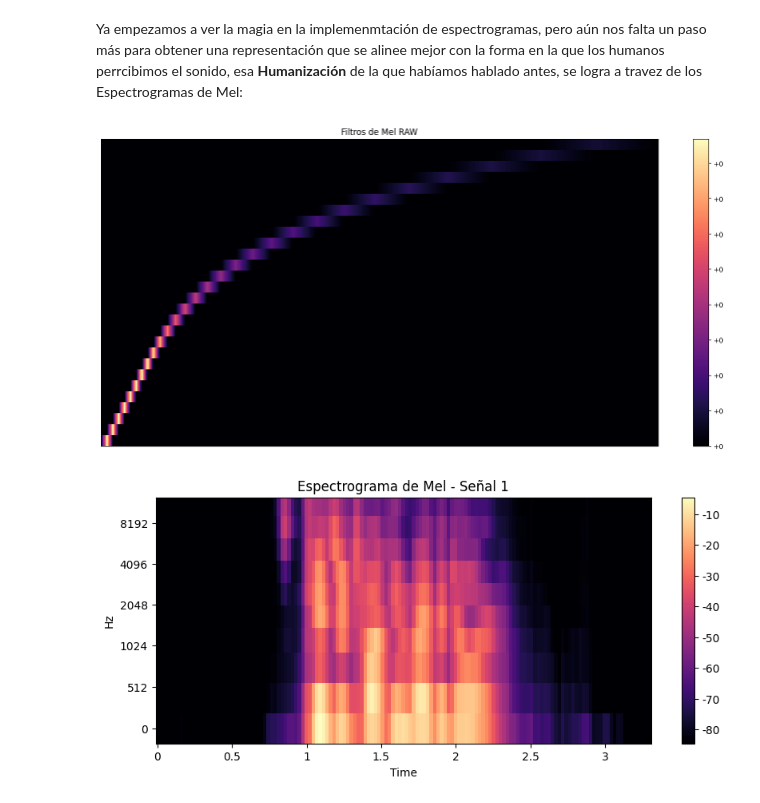
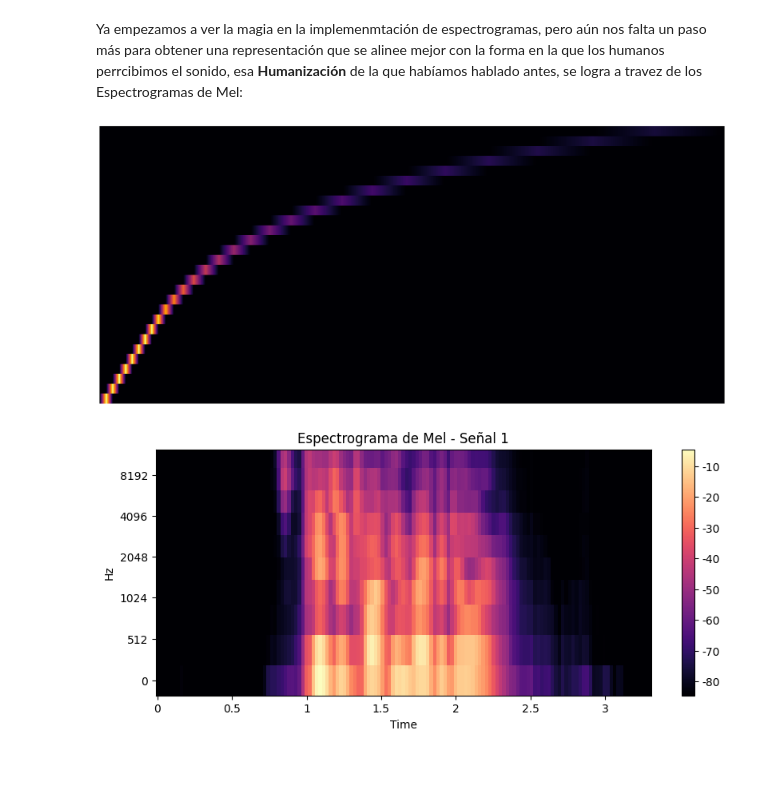
Before and after one commit to AcSsalazar/the-color-of-emotions, a Jupyter notebook: Notebooks/2-fourier-transform.ipynb, the cells around one changed output. Drawn from its saved outputs; the diff is of its cells as text; code cells hidden in the pictures; blank space fills up the shorter version.

```diff
--- a/Notebooks/2-fourier-transform.ipynb
+++ b/Notebooks/2-fourier-transform.ipynb
@@ -171,20 +171,21 @@ plot_spectrogram(Y_scale_2_log, sr, HOP_SIZE, y_axis="log")
 Ya empezamos a ver la magia en la implemenmtación de espectrogramas, pero aún nos falta un paso más para obtener una representación que se alinee mejor con la forma en la que los humanos perrcibimos el sonido, esa **Humanización** de la que habíamos hablado antes, se logra a travez de los Espectrogramas de Mel:
 # %%
 # Vamos a echar un vistazo a los filtros de Mel con 64 bandas en crudo, sin aplicar a ninguna señal, para entender cómo se ven y cómo se aplican a la STFT.
-
+fig = plt.figure(figsize=(18, 8))
 mel_filters_raw = librosa.filters.mel(sr=sr, n_fft=FRAME_SIZE, n_mels=28)
+ax = fig.add_axes([0, 0, 1, 1])  # [izquierda, abajo, ancho, alto] del 0 al 1
 
 
-plt.figure(figsize=(18, 8))
 librosa.display.specshow(mel_filters_raw,
                          sr=sr,
+                         ax=ax,
+                         cmap="inferno",
                          )
+ax.axis("off")
 
-plt.colorbar(format="%+2.f")
-plt.title("Filtros de Mel RAW")
 plt.show()
 # %% [output]
-[figure, old version]
+[figure, new version]
 # %%
 mel_spectrogram_1 = librosa.feature.melspectrogram(y=signal, sr =sr, n_fft=FRAME_SIZE, hop_length=HOP_SIZE, n_mels=10)
 mel_spectrogram_2 = librosa.feature.melspectrogram(y=signal_2, sr =sr, n_fft=FRAME_SIZE, hop_length=HOP_SIZE, n_mels=100)
```
Also changed, not shown: 5 other files.
